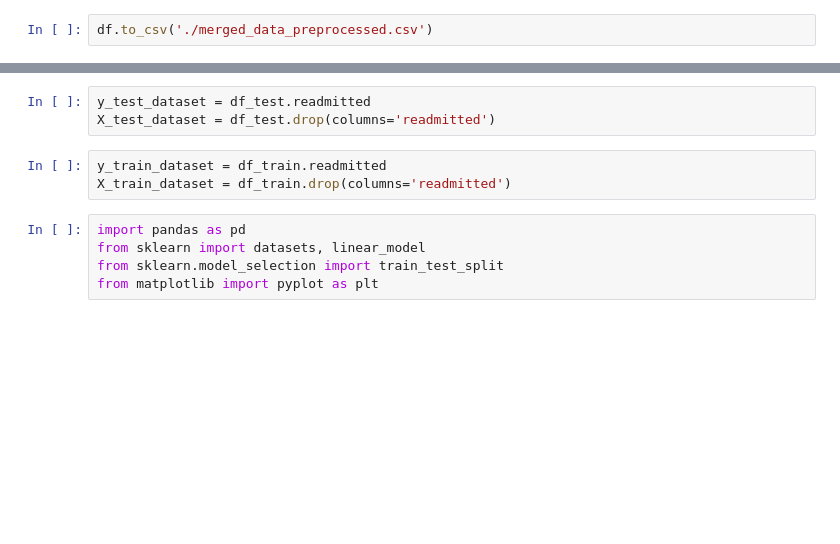
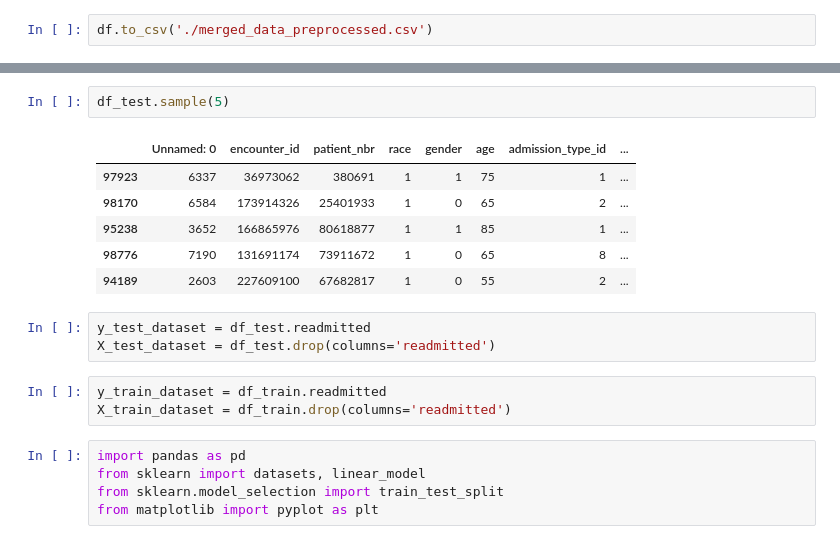
Before and after one commit to csongdechakraiwut/Capstone_Diabetes, a Jupyter notebook: Xing/capstone_scrapbook.ipynb, the cells around one changed output, grey strips where cells are left out. Cells and saved outputs as stored; diff of their text form; blank space fills up the shorter version.

```diff
--- a/Xing/capstone_scrapbook.ipynb
+++ b/Xing/capstone_scrapbook.ipynb
@@ -540,3 +574,12 @@ df.corr().abs()
+# %%
+df_test.sample(5)
+# %% [output]
+|  | Unnamed: 0 | encounter_id | patient_nbr | race | gender | age | admission_type_id | ... |
+| 97923 | 6337 | 36973062 | 380691 | 1 | 1 | 75 | 1 | ... |
+| 98170 | 6584 | 173914326 | 25401933 | 1 | 0 | 65 | 2 | ... |
+| 95238 | 3652 | 166865976 | 80618877 | 1 | 1 | 85 | 1 | ... |
+| 98776 | 7190 | 131691174 | 73911672 | 1 | 0 | 65 | 8 | ... |
+| 94189 | 2603 | 227609100 | 67682817 | 1 | 0 | 55 | 2 | ... |
 # %%
 y_test_dataset = df_test.readmitted
 X_test_dataset = df_test.drop(columns='readmitted')
```
Also changed, not shown: parts of 19 cells of this notebook, 2 other files.
